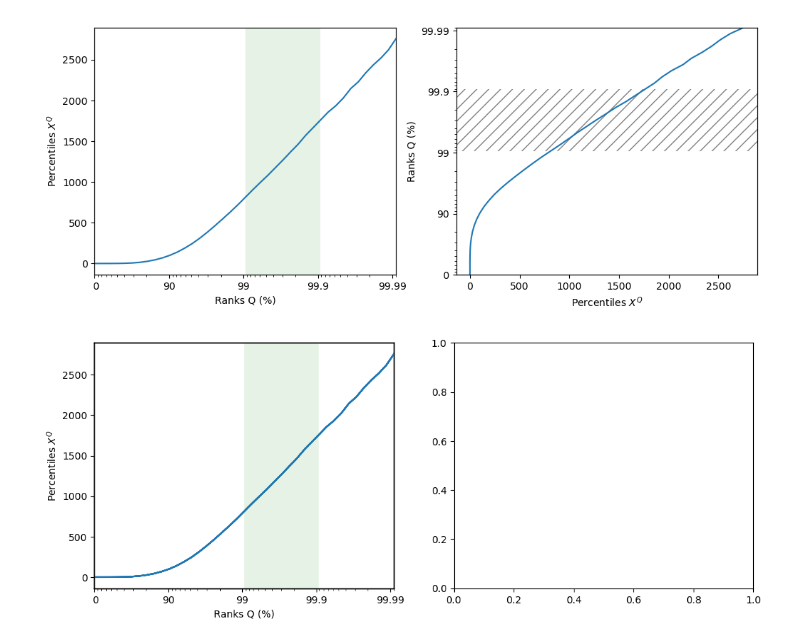
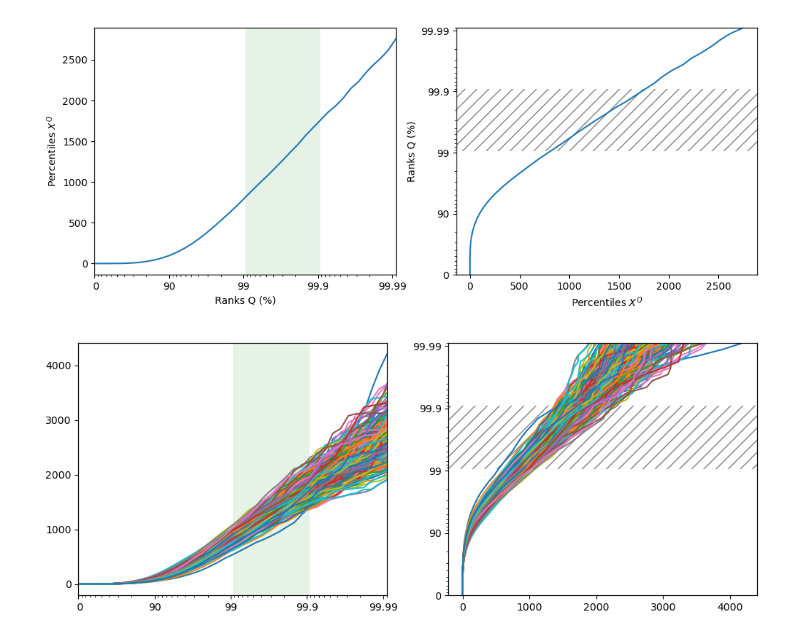
Before and after one commit to bfildier/stage-2023-multiscale-extremes, a Jupyter notebook: scripts/devoir1.ipynb, the cells around one changed output. Saved outputs shown, nothing was run; the diff lists cells and outputs as text; code cells hidden in the pictures.

Commit message:
Classic distribution over timestep tuto

```diff
--- a/scripts/devoir1.ipynb
+++ b/scripts/devoir1.ipynb
@@ -59,6 +59,10 @@ print(intense_idx)
 # %%
 high_prec_timestop = [(10,28), (50,92), (127, 175)]
 low_prec_timestop = [(0,10), (28,50), (92, 127), (175,200)]
+data_label = []
+for i in range(7):
+    a = "low" if i%2==0 else "high"
+    data_label.append(a+f" {1+ (i//2)}")
 high_rain_idx = [i for i in range(10, 28)] + [i for i in range(50, 92)] + [i for i in range(127, 175)]
 low_rain_idx = [i for i in range(len(prec_over_time)) if i not in intense_idx]
 low_prec = prec_over_time[low_rain_idx]
@@ -228,27 +232,43 @@ check that the curve bounds match
 x bounds: 0.0 99.99
 y bounds: 0.039905741810798645 2756.880811181611
 [figure]
+# %%
+prec_t = []
+for arr in prec:
+    x = arr.flatten()
+    prec_t.append(x[np.where(x!=0)])
+prec_t = np.array(prec_t, dtype = object)
 # %%
 fig,axs = plt.subplots(ncols=2,figsize=(12,4.5))
 
-for i,x in enumerate(data_high+data_low):
+ax_show_x = axs[0].twiny()
+ax_show_y = axs[1].twinx()
+for i,x in enumerate(prec_t):
     #print("number of rainy events for this dataset", x.shape)
-    d = cs.Distribution(name=f"{i+1}th",bintype='invlogQ',nd=4,fill_last_decade=True)
+    d = cs.Distribution(name=f"{i+1}th timestep",bintype='invlogQ',nd=4,fill_last_decade=True)
     d.computeDistribution(sample = x, vmin = x.min(), vmax = x.max())
     #--- on IL x axis
-    ax=axs[0]
-    ax_show = ax.twiny()
+    ranks = d.ranks
+    perc = d.percentiles
+    #- set frame
+    if i == 0 :
+        setXaxisIL(axs[0],ranks)
+        setYaxisIL(axs[1],ranks)
+    showData(ax_show_x,ranks,perc, rankmax =99.99)
+    showData(ax_show_y,ranks,perc,axisIL='y')
 
-    #- set frame
-    setXaxisIL(ax,ranks)
-    showData(ax_show,ranks,perc, rankmax =99.99)
     #- add hatch
     # addXHatch(ax_show,d.ranks,[20,30])
 
 
-    #- labels
-    ax.set_xlabel('Ranks Q (%)')
-    ax.set_ylabel('Percentiles $X^Q$')
-addXHatch(ax_show,ranks,[20,30],fill=True,hatch=None,alpha=0.1,color='g')
+#- labels
+ax.set_xlabel('Ranks Q (%)')
+ax.set_ylabel('Percentiles $X^Q$')
+ax.set_xlabel('Percentiles $X^Q$')
+ax.set_ylabel('Ranks Q (%)')
+
+# add hatches
+addXHatch(ax_show_x,ranks,[20,30],fill=True,hatch=None,alpha=0.1,color='g')
+addYHatch(ax_show_y,ranks,[20,30])
 # %% [output]
-[figure, old version]
+[figure, new version]
```
Also changed, not shown: parts of 2 cells of this notebook.
